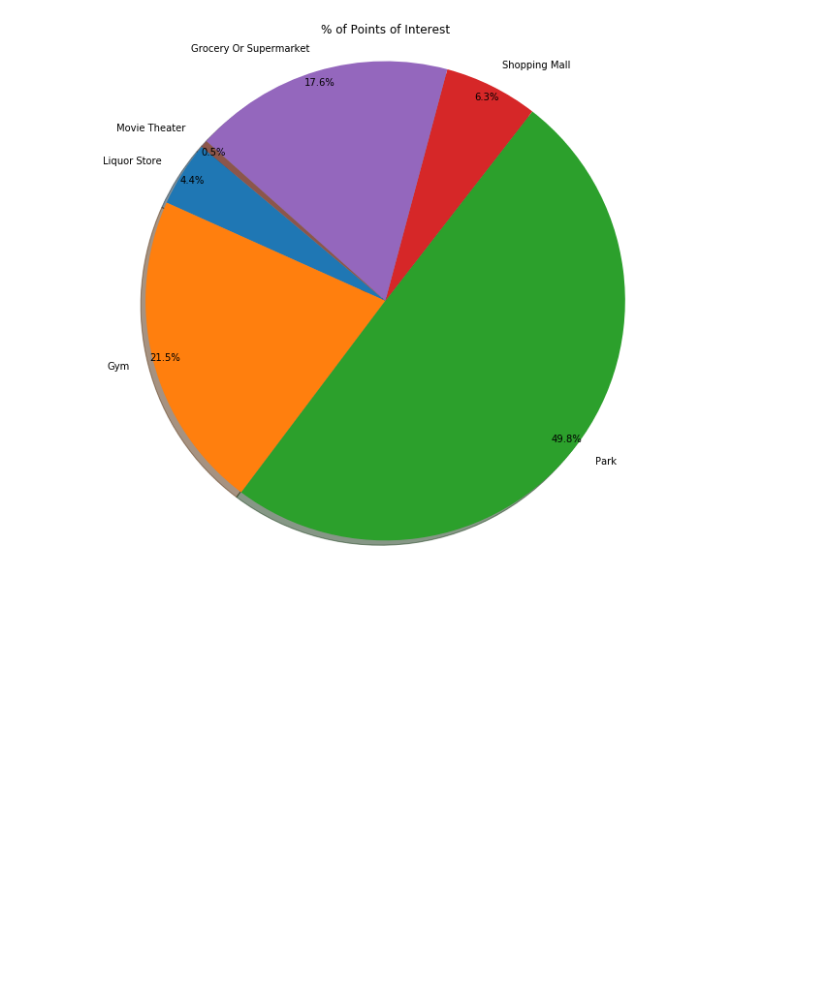
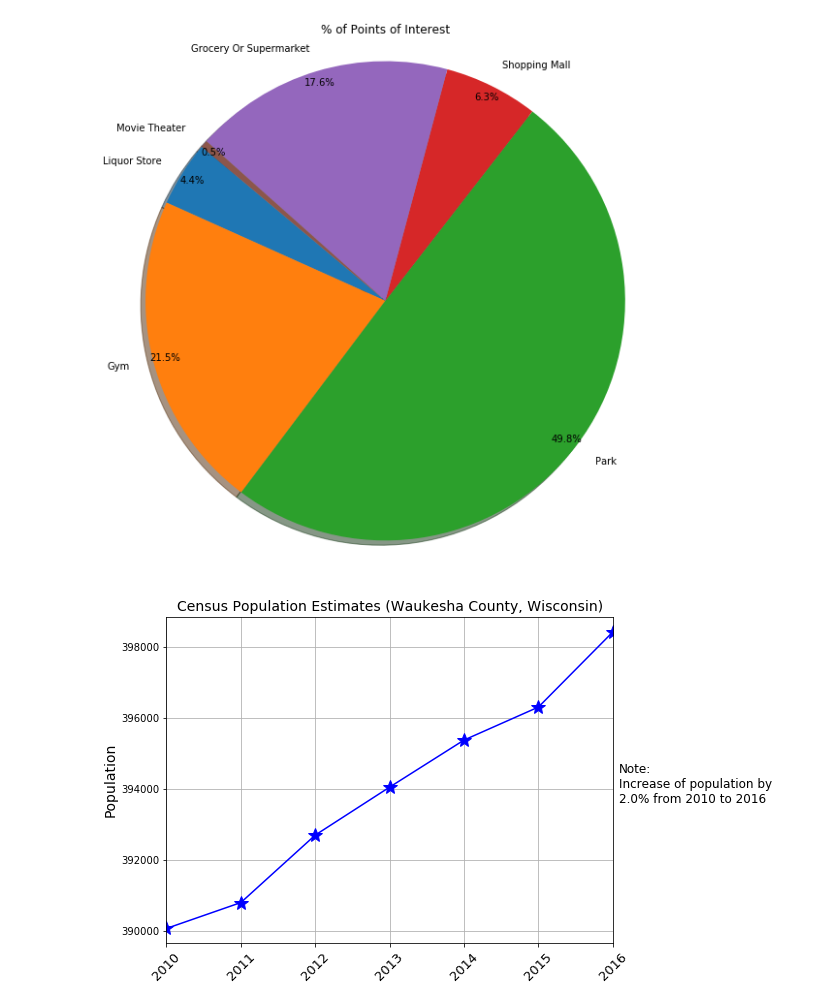
Before and after one commit to miriambrk/CityScore-ZipSlip-, a Jupyter notebook: Combined Code.ipynb, the cells around one changed output. Cells and saved outputs as stored; diff of their text form; code cells hidden in the pictures; blank space fills up the shorter version.

```diff
--- a/Combined Code.ipynb
+++ b/Combined Code.ipynb
@@ -33,3 +33,10 @@ poi = zf.barfinder(lat,lng)
 zf.pie_plot(poi)
 # %% [output]
 [figure]
+# %%
+# Use the census data to determine population growth for zip codes
+pop_est,county_name,state_name = zf.cen_block_query(lat,lng)
+zf.census_plot(pop_est,county_name,state_name)
+zf.population_df_generator(pop_est)
+# %% [output]
+[figure, added]
```
Also changed, not shown: 1 other file.
